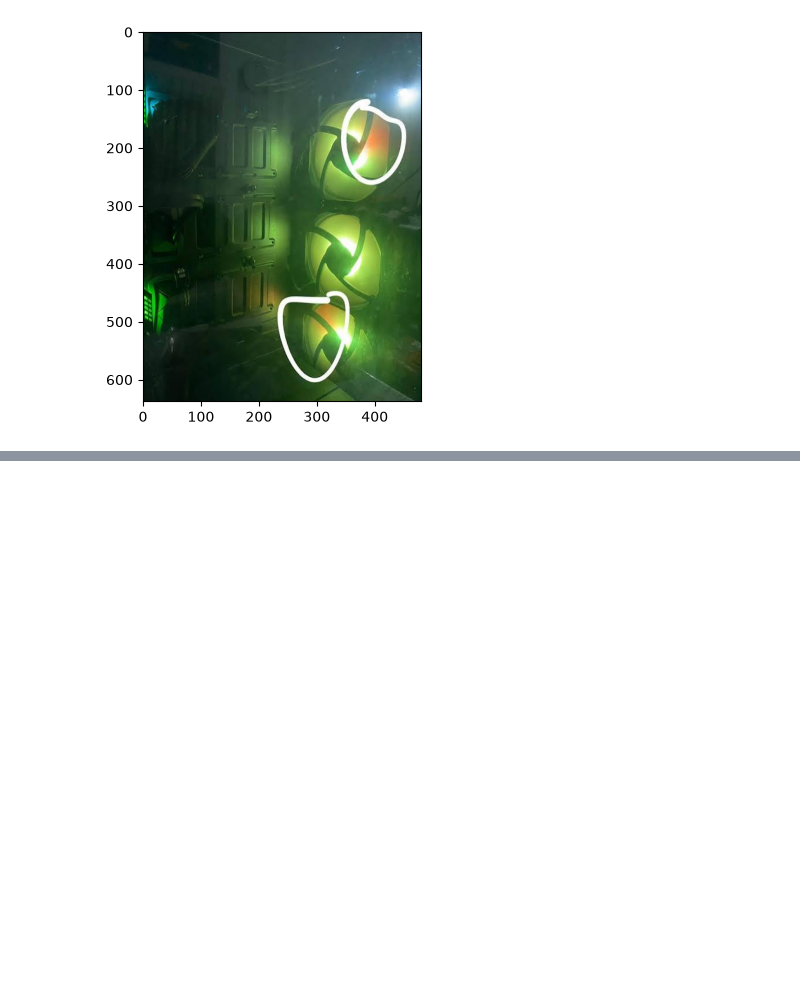
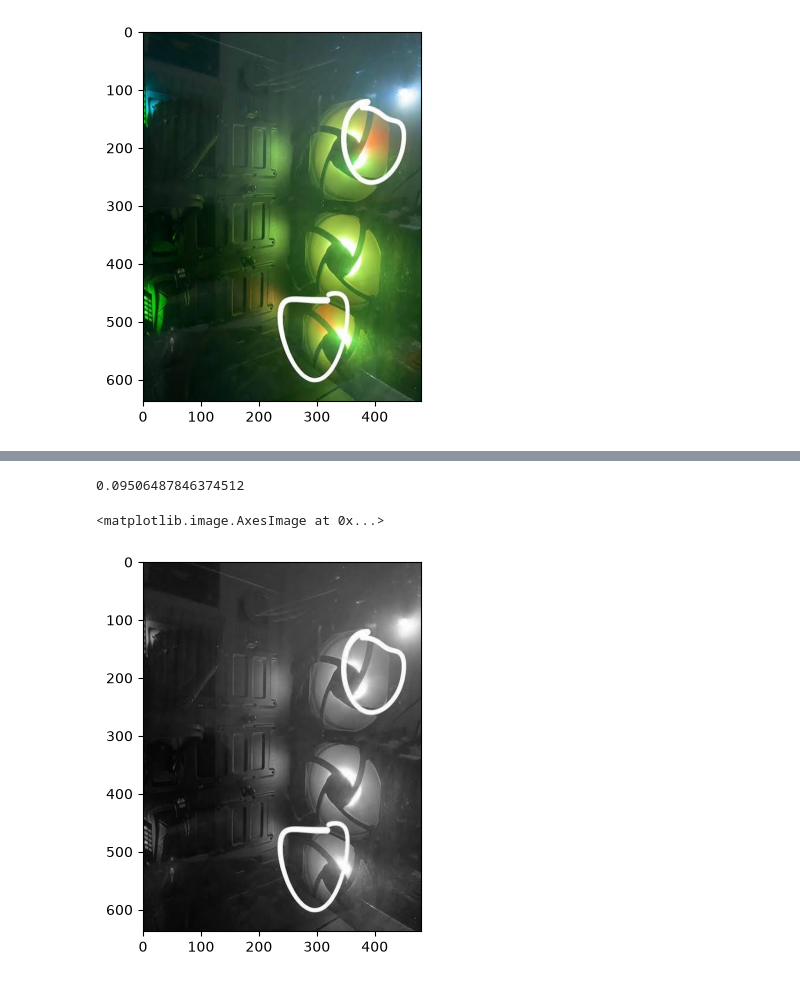
Before and after one commit to nhatphamtienICT/advancedhpc2026, a Jupyter notebook: Code/lab3.ipynb, the cells around one changed output, grey strips where cells are left out. Drawn from its saved outputs; the diff is of its cells as text; code cells hidden in the pictures; blank space fills up the shorter version.

```diff
--- a/Code/lab3.ipynb
+++ b/Code/lab3.ipynb
@@ -14,0 +29,21 @@ flatten = image.reshape(pixelSum,3)
+# %%
+@cuda.jit
+def grayscale(src, dst):
+    tidx = cuda.threadIdx.x + cuda.blockIdx.x * cuda.blockDim.x
+    g = np.uint8((src[tidx, 0] + src[tidx, 1] + src[tidx, 2]) / 3)
+    dst[tidx, 0] = dst[tidx, 1] = dst[tidx, 2] = g
+
+blockSize = 64
+gridSize = pixelSum / blockSize
+start_gpu = time.time()
+devSrc = cuda.to_device(flatten)
+devDst = cuda.device_array((pixelSum, 3), np.uint8)
+grayscale[gridSize, blockSize](devSrc, devDst)
+hostDst = devDst.copy_to_host()
+end_gpu = time.time() - start_gpu
+print(end_gpu)
+plt.imshow(hostDst.reshape(h, w, 3))
+# %% [output]
+0.09506487846374512
+<matplotlib.image.AxesImage at 0x...>
+[figure, added]
```
Also changed, not shown: parts of 1 cell of this notebook.
